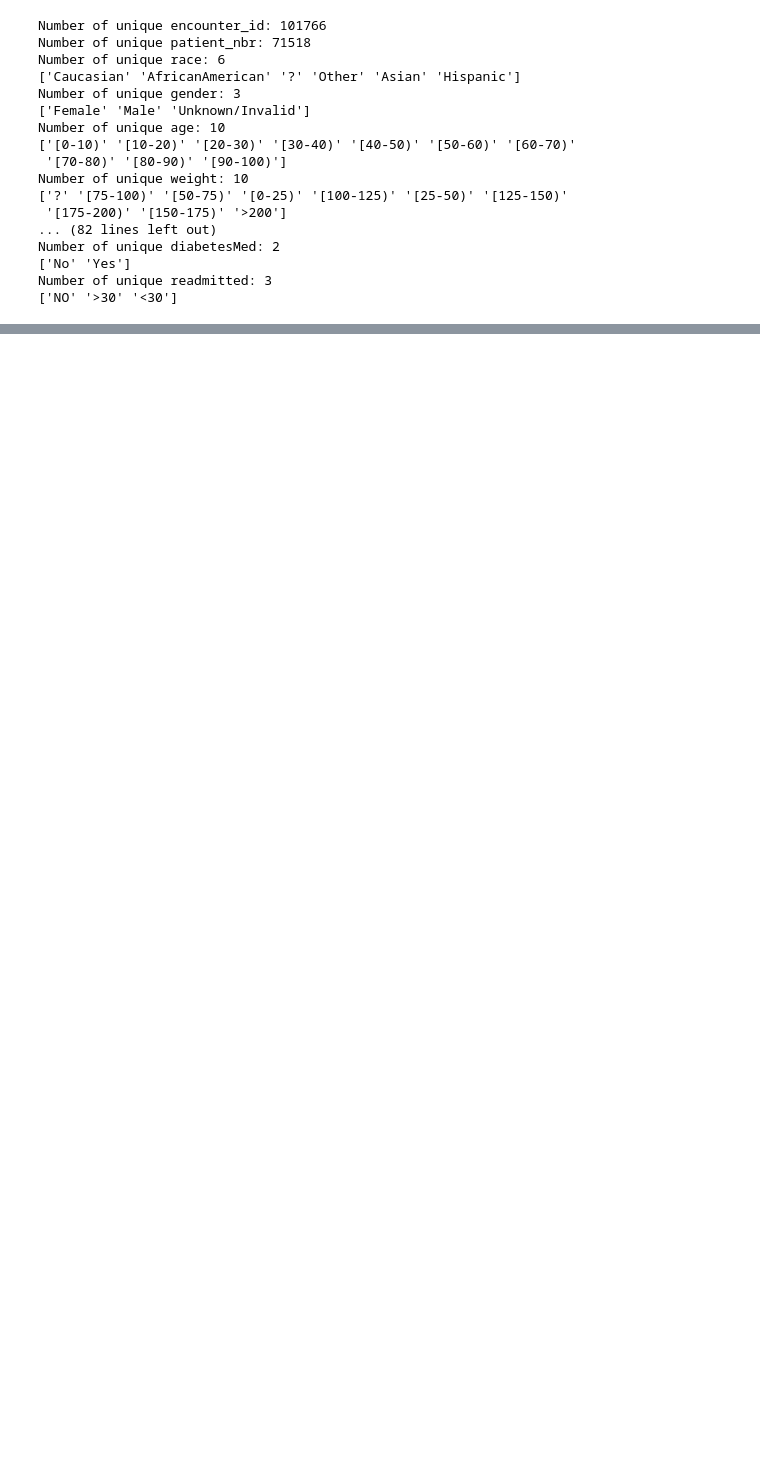
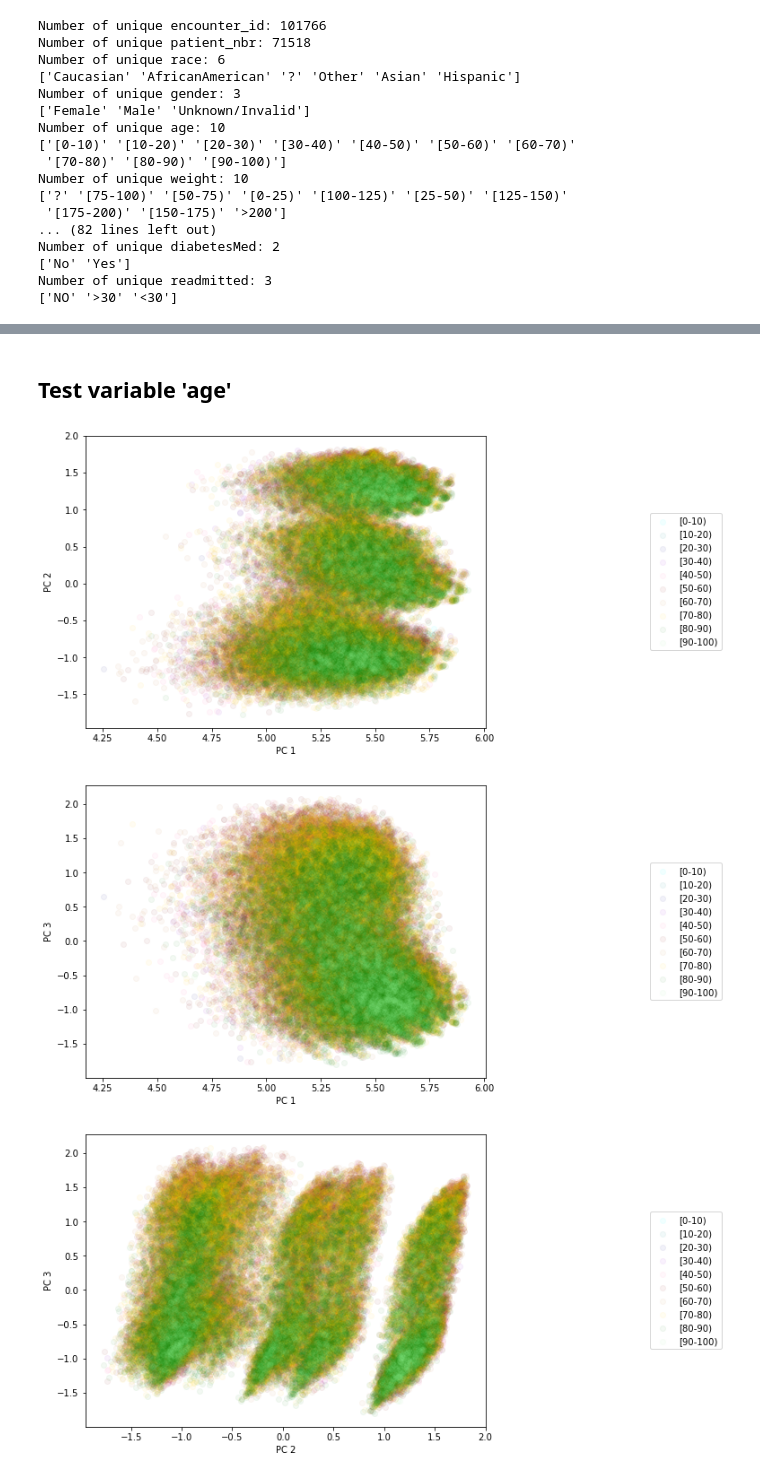
Before and after one commit to ktbartas/CS273-diabetes-project, a Jupyter notebook: 0-data-exploration.ipynb, the cells around one changed output, grey strips where cells are left out. Cells and saved outputs as stored; diff of their text form; code cells hidden in the pictures; blank space fills up the shorter version.

```diff
--- a/0-data-exploration.ipynb
+++ b/0-data-exploration.ipynb
@@ -311,0 +175,8 @@ make_pca_plots(points[0,:],points[1,:],points[0,:],group[0:first_n],labels[0:fir
+# %% [markdown]
+## Test variable 'age'
+# %%
+separation_check('age')
+# %% [output]
+[figure, added]
+[figure, added]
+[figure, added]
```
Also changed, not shown: parts of 36 cells of this notebook.
